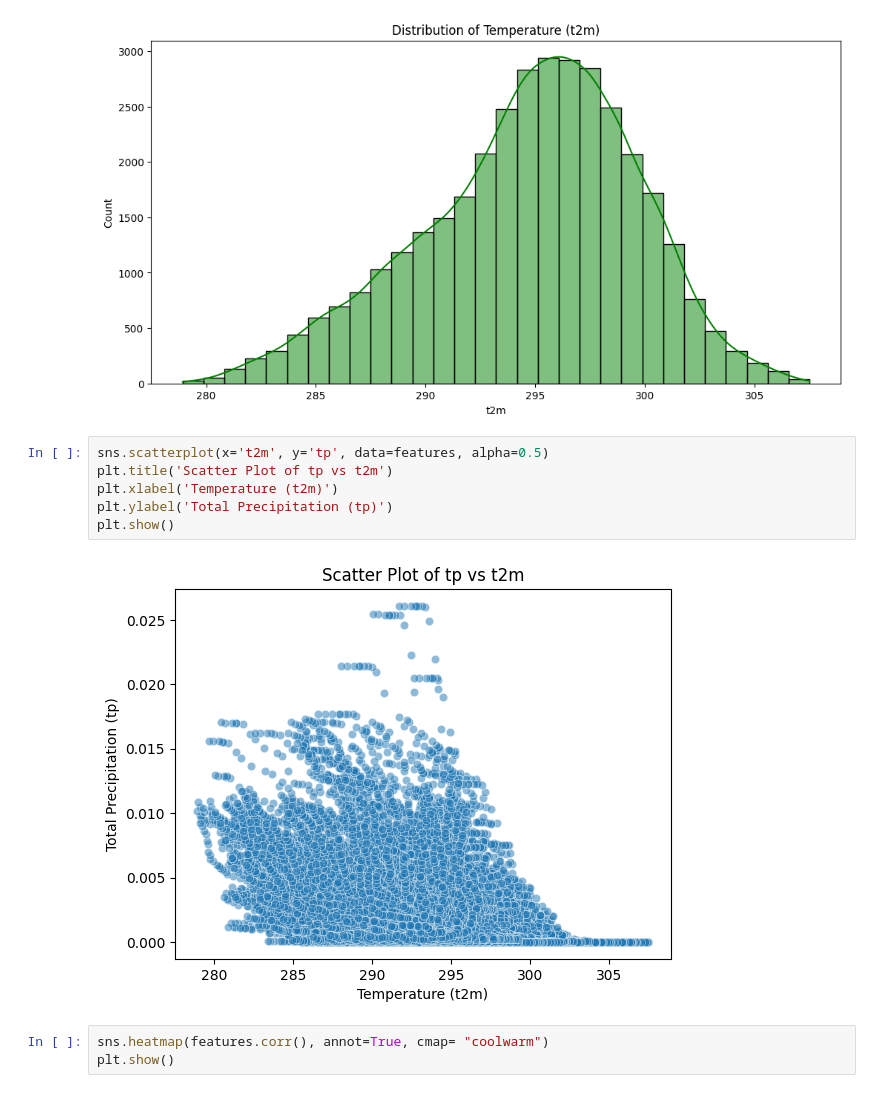
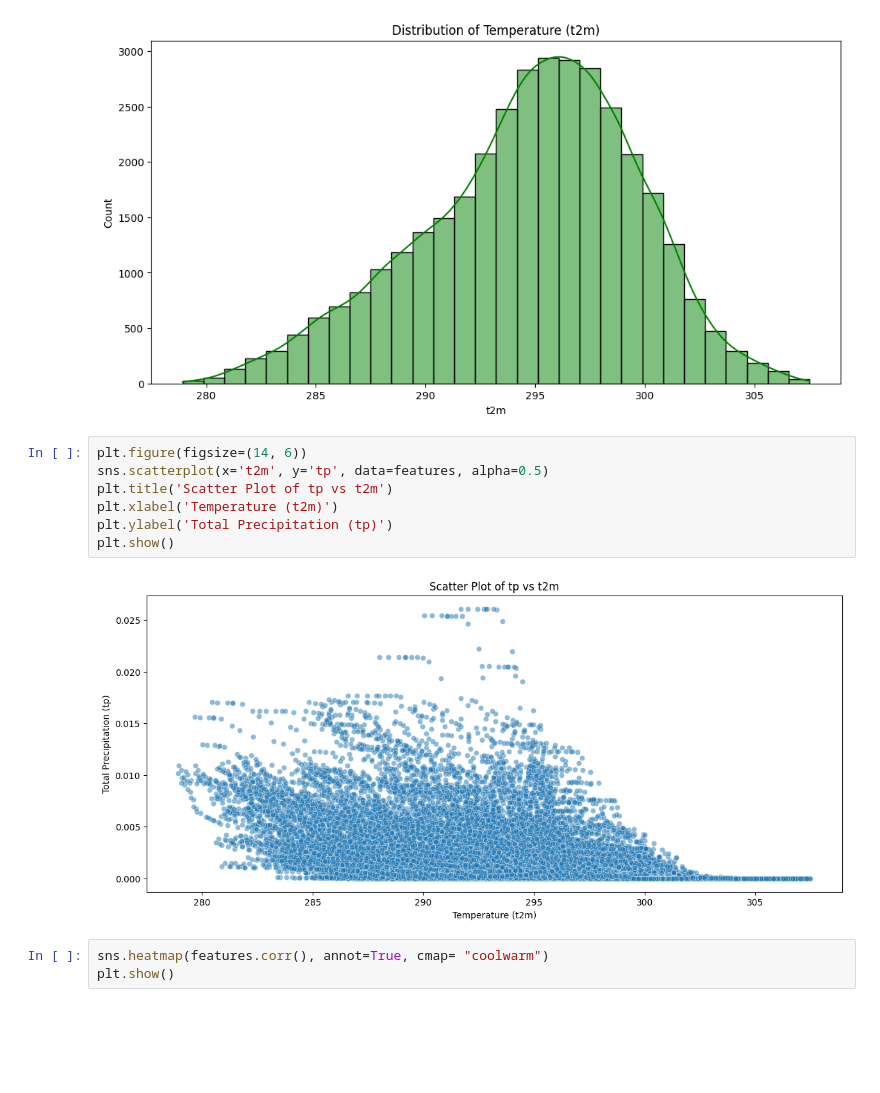
Before and after one commit to aminnademi/Clustring-On-North-of-Iran-Climate-Dataset, a Jupyter notebook: notebook.ipynb, the cells around one changed output. Drawn from its saved outputs; the diff is of its cells as text; blank space fills up the shorter version.

```diff
--- a/notebook.ipynb
+++ b/notebook.ipynb
@@ -135,13 +137,14 @@ plt.title('Distribution of Temperature (t2m)')
 Text(0.5, 1.0, 'Distribution of Temperature (t2m)')
 [figure]
 # %%
+plt.figure(figsize=(14, 6))
 sns.scatterplot(x='t2m', y='tp', data=features, alpha=0.5)
 plt.title('Scatter Plot of tp vs t2m')
 plt.xlabel('Temperature (t2m)')
 plt.ylabel('Total Precipitation (tp)')
 plt.show()
 # %% [output]
-[figure, old version]
+[figure, new version]
 # %%
 sns.heatmap(features.corr(), annot=True, cmap= "coolwarm")
 plt.show()
```
Also changed, not shown: parts of 19 cells of this notebook.
